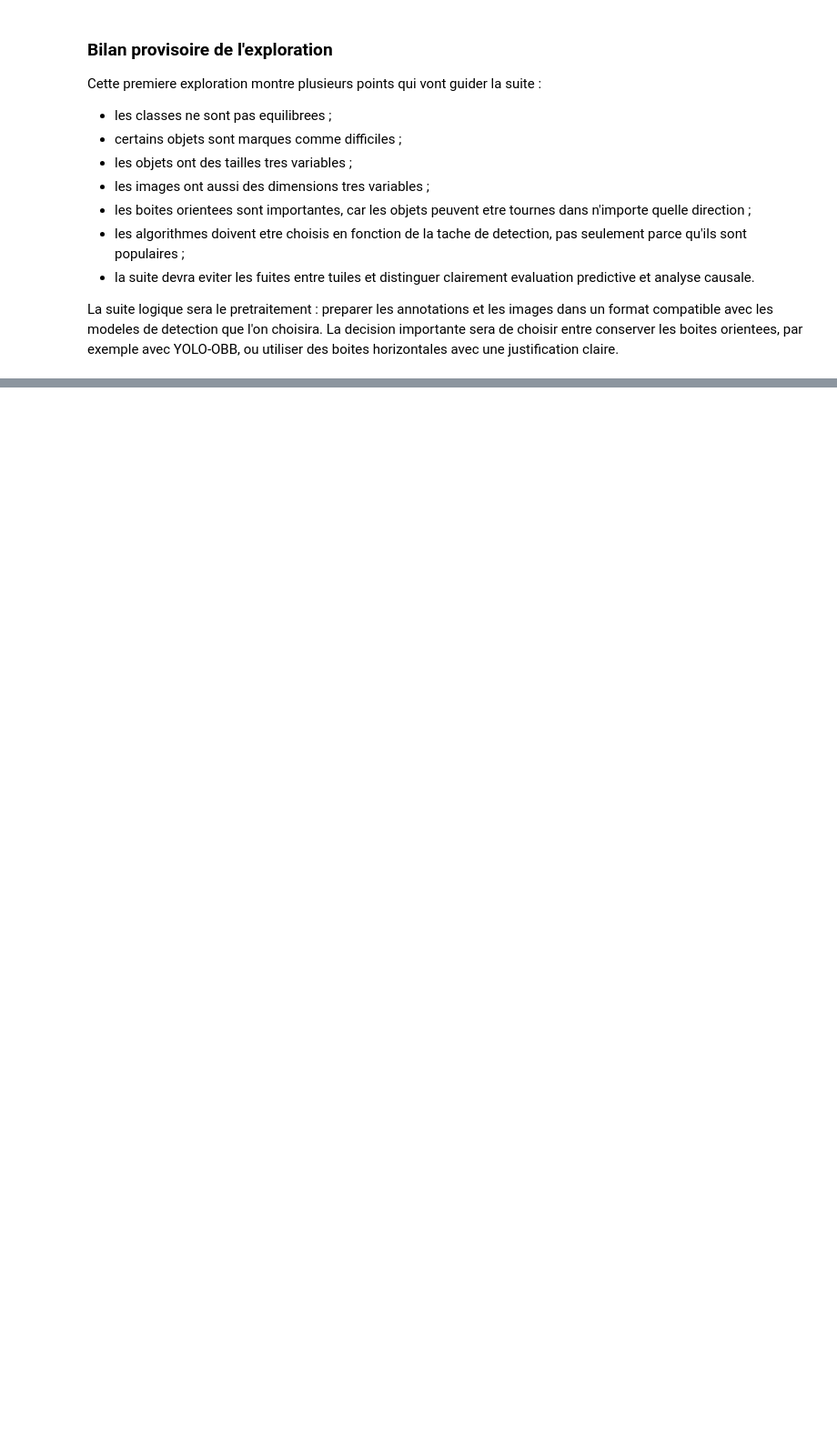
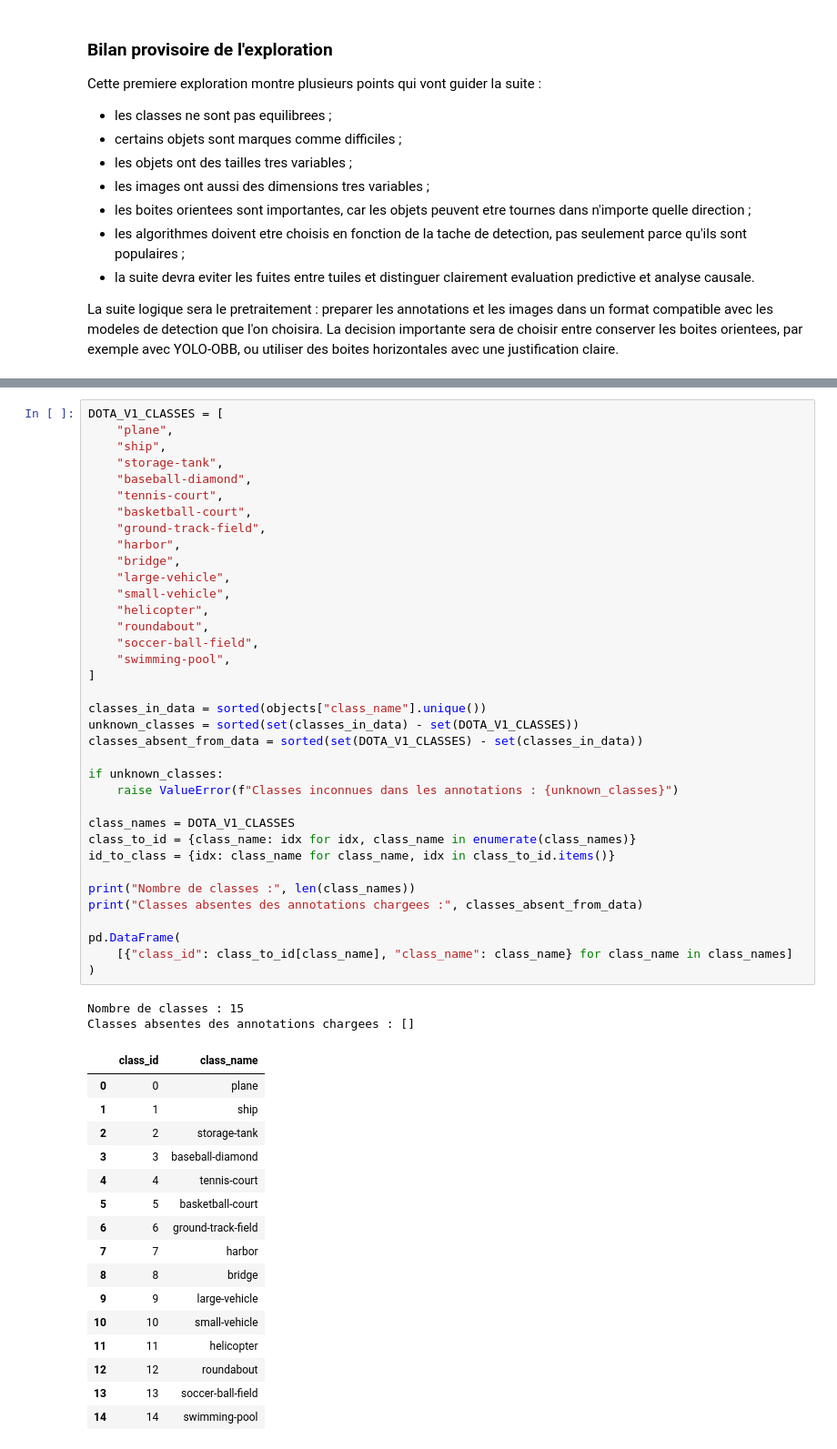
Before and after one commit to Mtazi667/dota-minimap-object-detection, a Jupyter notebook: projet_dota.ipynb, the cells around one changed output, grey strips where cells are left out. Shown at 91% size. Drawn from its saved outputs; the diff is of its cells as text; blank space fills up the shorter version.

```diff
--- a/projet_dota.ipynb
+++ b/projet_dota.ipynb
@@ -601,0 +633,55 @@ plt.show()
+# %%
+DOTA_V1_CLASSES = [
+    "plane",
+    "ship",
+    "storage-tank",
+    "baseball-diamond",
+    "tennis-court",
+    "basketball-court",
+    "ground-track-field",
+    "harbor",
+    "bridge",
+    "large-vehicle",
+    "small-vehicle",
+    "helicopter",
+    "roundabout",
+    "soccer-ball-field",
+    "swimming-pool",
+]
+
+classes_in_data = sorted(objects["class_name"].unique())
+unknown_classes = sorted(set(classes_in_data) - set(DOTA_V1_CLASSES))
+classes_absent_from_data = sorted(set(DOTA_V1_CLASSES) - set(classes_in_data))
+
+if unknown_classes:
+    raise ValueError(f"Classes inconnues dans les annotations : {unknown_classes}")
+
+class_names = DOTA_V1_CLASSES
+class_to_id = {class_name: idx for idx, class_name in enumerate(class_names)}
+id_to_class = {idx: class_name for class_name, idx in class_to_id.items()}
+
+print("Nombre de classes :", len(class_names))
+print("Classes absentes des annotations chargees :", classes_absent_from_data)
+
+pd.DataFrame(
+    [{"class_id": class_to_id[class_name], "class_name": class_name} for class_name in class_names]
+)
+# %% [output]
+Nombre de classes : 15
+Classes absentes des annotations chargees : []
+|  | class_id | class_name |
+| 0 | 0 | plane |
+| 1 | 1 | ship |
+| 2 | 2 | storage-tank |
+| 3 | 3 | baseball-diamond |
+| 4 | 4 | tennis-court |
+| 5 | 5 | basketball-court |
+| 6 | 6 | ground-track-field |
+| 7 | 7 | harbor |
+| 8 | 8 | bridge |
+| 9 | 9 | large-vehicle |
+| 10 | 10 | small-vehicle |
+| 11 | 11 | helicopter |
+| 12 | 12 | roundabout |
+| 13 | 13 | soccer-ball-field |
+| 14 | 14 | swimming-pool |
```
Also changed, not shown: parts of 33 cells of this notebook, 3 other files.
